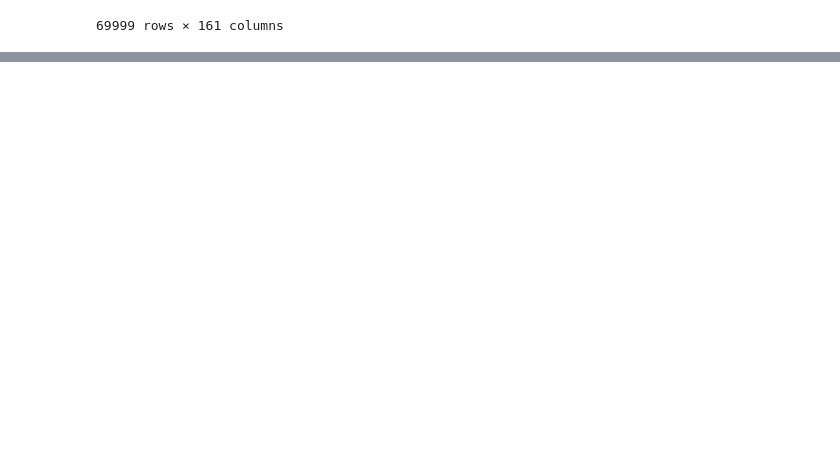
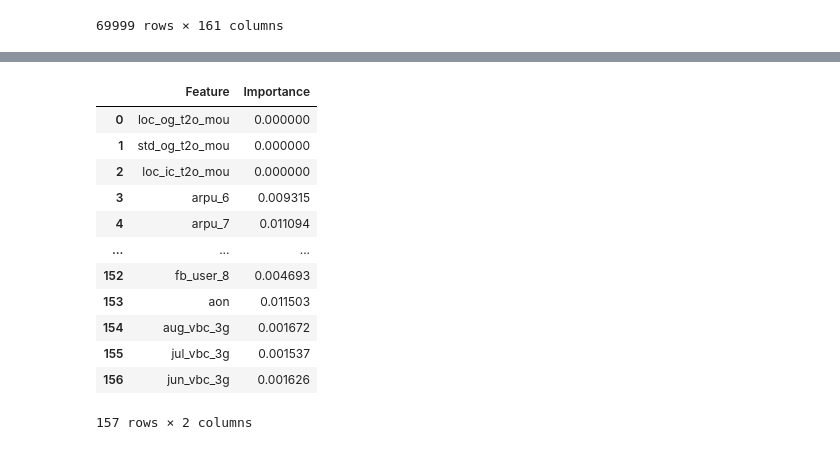
Before and after one commit to abakamousa/churn_detection, a Jupyter notebook: churn_prediction.ipynb, the cells around one changed output, grey strips where cells are left out. Drawn from its saved outputs; the diff is of its cells as text; code cells hidden in the pictures; blank space fills up the shorter version.

Commit message:
feature selection

```diff
--- a/churn_prediction.ipynb
+++ b/churn_prediction.ipynb
@@ -342,3 +345,14 @@ df_scaled
 | 69997 | 0.0 | 0.0 | 0.0 | 0.148231 | 0.193163 | -0.165044 | -0.189619 | -0.221504 | ... |
 | 69998 | 0.0 | 0.0 | 0.0 | -0.105389 | -0.533896 | -0.084926 | -0.301615 | -0.281835 | ... |
 69999 rows × 161 columns
+# %%
+# correlation matrix
+corr_matrix = df_scaled.corr().abs()
+# Select upper triangle of correlation matrix
+upper = corr_matrix.where(np.triu(np.ones(corr_matrix.shape), k=1).astype(np.bool))
+
+# Find features with correlation greater than 0.95
+to_drop = [column for column in upper.columns if any(upper[column] > 0.95)]
+
+# Suppression des features
+df_scaled.drop(to_drop, axis=1, inplace=True)
@@ -344,0 +366,6 @@ df_scaled
+# %%
+X = df_scaled.drop('churn_probability', axis=1)
+y = df_scaled['churn_probability']
+# %%
+clf = RandomForestClassifier(n_estimators=157, random_state=42)
+clf.fit(X, y)
@@ -344,0 +382,19 @@ df_scaled
+# %%
+feature_importances = clf.feature_importances_
+feature_importance_df = pd.DataFrame({'Feature': X.columns, 'Importance': feature_importances})
+# %%
+feature_importance_df
+# %% [output]
+|  | Feature | Importance |
+| 0 | loc_og_t2o_mou | 0.000000 |
+| 1 | std_og_t2o_mou | 0.000000 |
+| 2 | loc_ic_t2o_mou | 0.000000 |
+| 3 | arpu_6 | 0.009315 |
+| 4 | arpu_7 | 0.011094 |
+| ... | ... | ... |
+| 152 | fb_user_8 | 0.004693 |
+| 153 | aon | 0.011503 |
+| 154 | aug_vbc_3g | 0.001672 |
+| 155 | jul_vbc_3g | 0.001537 |
+| 156 | jun_vbc_3g | 0.001626 |
+157 rows × 2 columns
```
Also changed, not shown: parts of 12 cells of this notebook.
